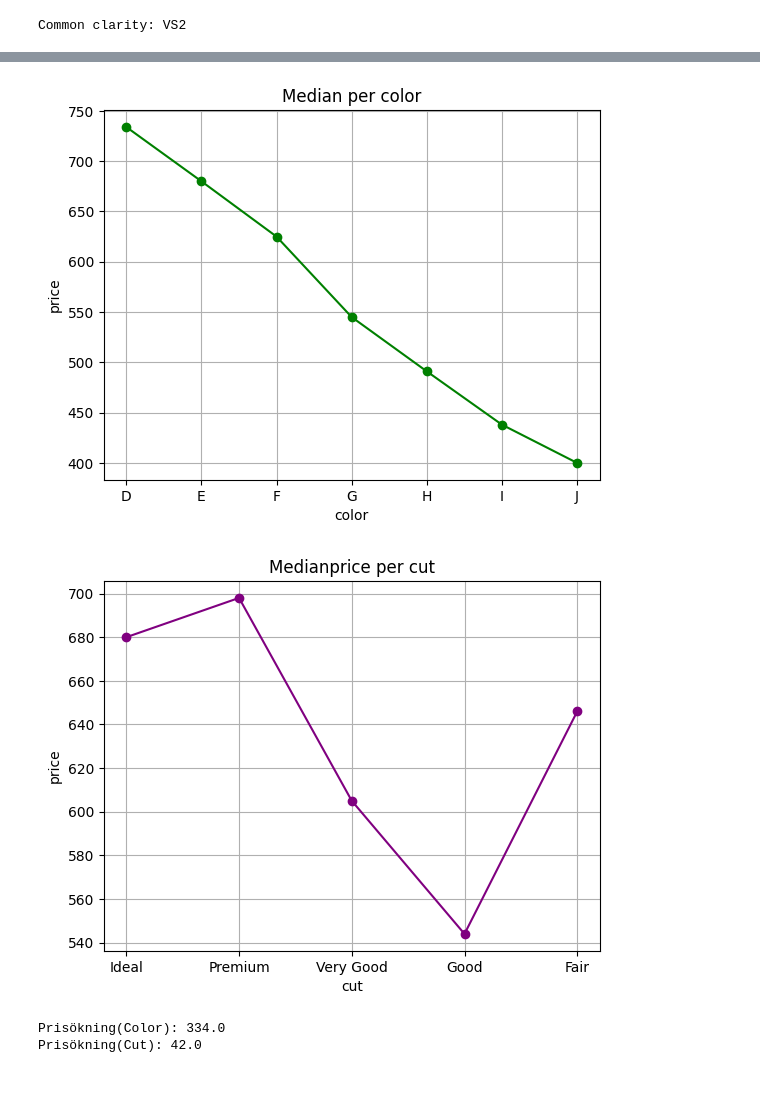
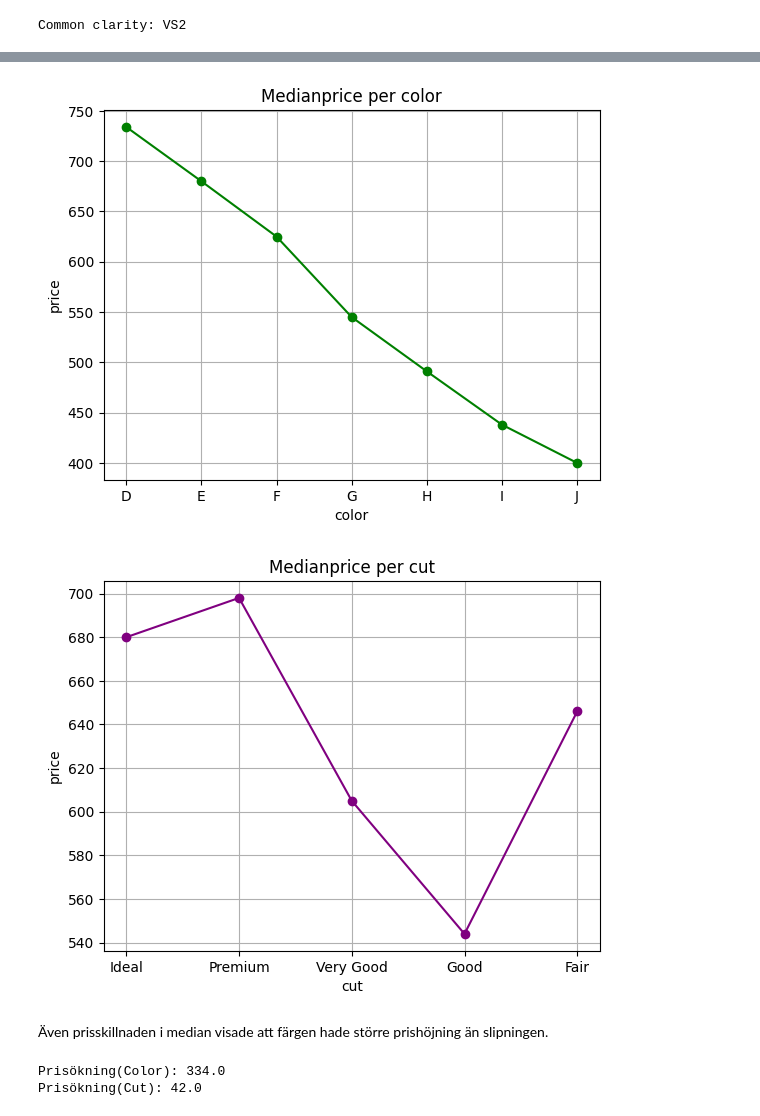
Before and after one commit to Genc98/Kunskapskontroll-Genc-Gashi, a Jupyter notebook: del_2.ipynb, the cells around one changed output, grey strips where cells are left out. Cells and saved outputs as stored; diff of their text form; code cells hidden in the pictures; blank space fills up the shorter version.

```diff
--- a/del_2.ipynb
+++ b/del_2.ipynb
@@ -410,24 +421,26 @@ Common clarity: VS2
 # %%
 same_values = df[(df['carat'] >= 0.29) & (df['carat'] <= 0.31) & (df['clarity'] == 'VS2')]
 
 median_price = same_values.groupby('color')['price'].median().reindex(['D', 'E', 'F', 'G', 'H', 'I', 'J'])
 plt.plot(median_price.index, median_price.values, marker ='o', color='green')
-plt.title("Median per color")
+plt.title("Medianprice per color")
 plt.xlabel("color")
 plt.ylabel("price")
 plt.grid()
 plt.show()
 
 median_price = same_values.groupby('cut')['price'].median().reindex(['Ideal', 'Premium', 'Very Good', 'Good', 'Fair'])
 plt.plot(median_price.index, median_price.values, marker ='o', color='purple')
 plt.title("Medianprice per cut")
 plt.xlabel("cut")
 plt.ylabel("price")
 plt.grid()
 plt.show()
 # %% [output]
-[figure, old version]
+[figure, new version]
 [figure]
+# %% [markdown]
+Även prisskillnaden i median visade att färgen hade större prishöjning än slipningen.
 # %%
 same_values = df[(df['carat'] >= 0.29) & (df['carat'] <= 0.31) & (df['clarity'] == 'VS2')]
 
```
Also changed, not shown: parts of 23 cells of this notebook, 1 other file.
